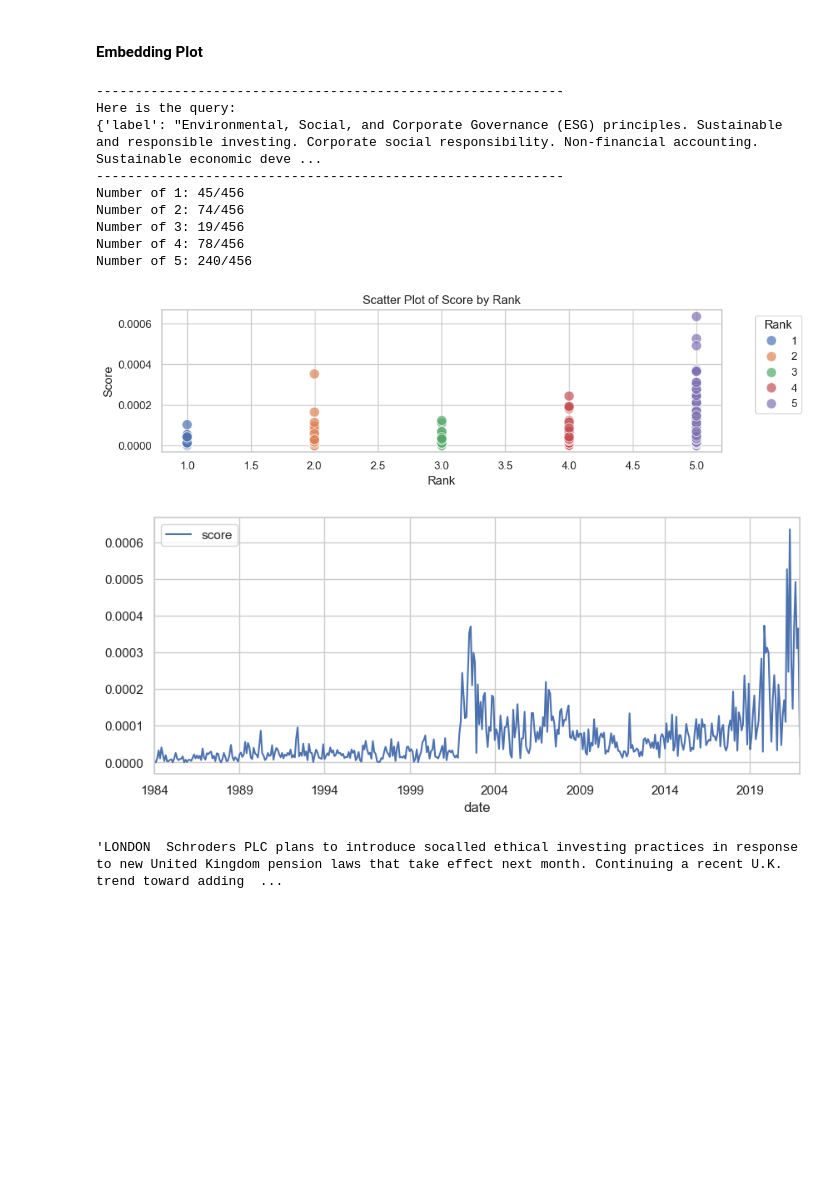
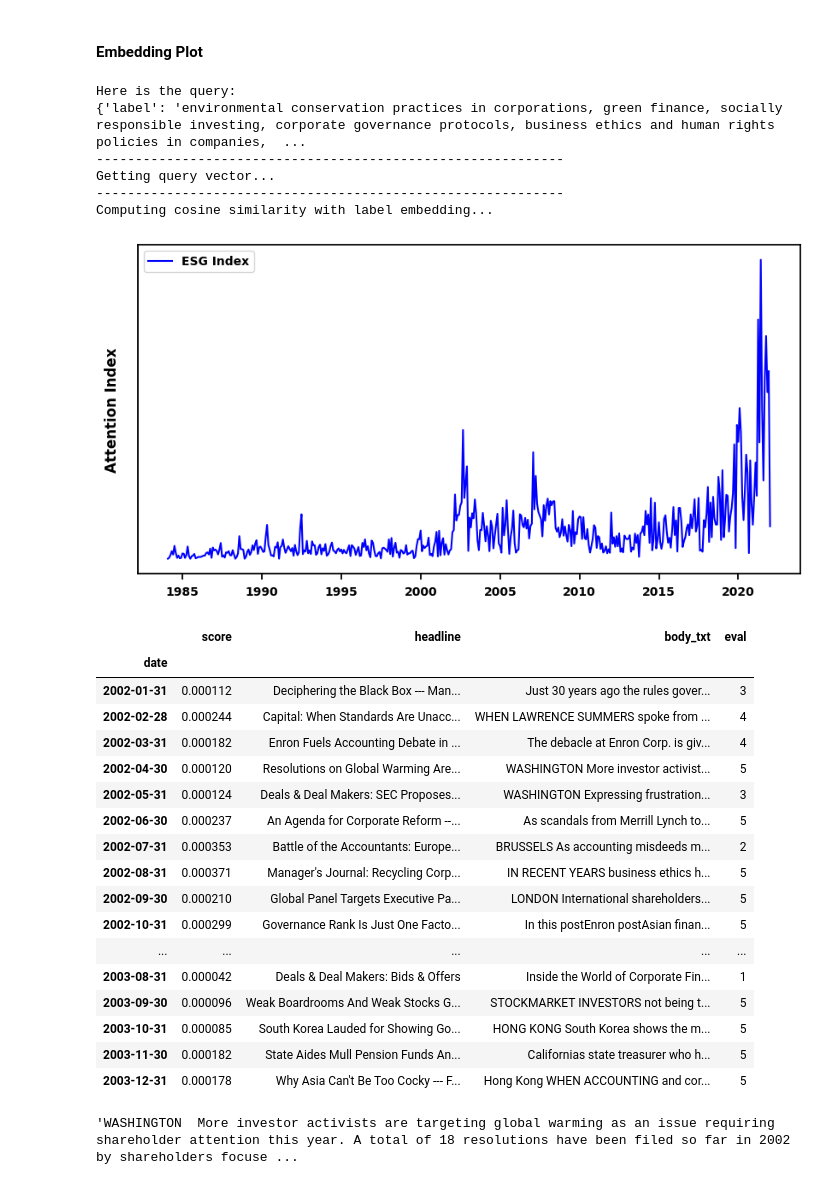
Before and after one commit to jfan1256/fenui, a Jupyter notebook: exec_research/exec_top_plot/view_emb.ipynb, the cells around one changed output. Cells and saved outputs as stored; diff of their text form; code cells hidden in the pictures; blank space fills up the shorter version.

Commit message:
added plots and changed prompt

```diff
--- a/exec_research/exec_top_plot/view_emb.ipynb
+++ b/exec_research/exec_top_plot/view_emb.ipynb
@@ -31,6 +32,25 @@ wsj_art = Data(folder_path=get_format_data() / 'token', file_pattern='wsj_tokens
 wsj_art = wsj_art.concat_files()
 # %% [markdown]
 #### Embedding Plot
+# %%
+def exec_plot(data, names, output):
+    plt.figure(figsize=(10, 5))
+    colors = ['blue', 'red', 'green', 'purple', 'orange', 'cyan', 'magenta', 'yellow', 'black', 'grey']
+    ax = plt.gca()
+    for spine in ax.spines.values():
+        spine.set_edgecolor('black')
+        spine.set_linewidth(1.3)
+    for i, (column, name) in enumerate(zip(data.columns, names)):
+        plt.plot(data.index, data[column], label=f"{name} Index", color=colors[i % len(colors)])
+    plt.legend(fontsize='medium', prop={'weight': 'semibold'}, loc='upper left')
+    plt.ylabel("Attention Index", color='black', fontweight='semibold', fontsize=12, labelpad=15)
+    plt.xlabel("", color='black', fontweight='semibold', fontsize=12, labelpad=15)
+    plt.xticks(color='black', fontweight='semibold')
+    plt.tick_params(axis='x', which='major', direction='out', length=5, width=1.3, colors='black', labelsize=10, pad=5)
+    plt.tick_params(axis='y', which='both', left=False, labelleft=False, pad=10)
+    plt.grid(False)
+    plt.savefig(f'../../plot/{output}.jpg', format='jpg', dpi=300, bbox_inches='tight')
+    plt.show()
 # %%
 %matplotlib inline
 # %%
@@ -41,35 +61,53 @@ interval = 'M'
 art_col = 'body_txt'
 eval_col = 'eval'
 # %%
-query = 'Generate an index with label ESG from 1984-01-02 to 2021-12-31'
+query = 'Generate an index with label ESG from January 1st, 1984, to December 31st, 2021.'
 generate = GenIndex(query=query,
                     type=type,
                     vector_data=wsj_openai,
                     vector_column=vector_column,
                     article_data=wsj_art,
                     interval=interval,
                     threshold=0.77,
                     alpha=0)
 esg = generate.generate_emb()
-eval_index = EvalIndex(index=esg, label=generate.query['label'], art_col=art_col, eval_col=eval_col, batch_size=1)
-eval_esg = eval_index.eval_articles()
-eval_index.count(eval_esg)
-esg[['score']].plot(figsize=(10,4))
-eval_esg.to_parquet(get_format_data() / 'eval' / 'eval_esg.parquet.brotli', compression='brotli')
+# eval_index = EvalIndex(index=esg, label=generate.query['label'], art_col=art_col, eval_col=eval_col, batch_size=1)
+# eval_esg = eval_index.eval_articles()
+# eval_index.count(eval_esg)
+# eval_esg.to_parquet(get_format_data() / 'eval' / 'eval_esg.parquet.brotli', compression='brotli')
+exec_plot(esg[['score']], ['ESG'], 'esg_index')
 # %% [output]
+Here is the query:
+{'label': 'environmental conservation practices in corporations, green finance, socially responsible investing, corporate governance protocols, business ethics and human rights policies in companies,  ...
 ------------------------------------------------------------
-Here is the query:
-{'label': "Environmental, Social, and Corporate Governance (ESG) principles. Sustainable and responsible investing. Corporate social responsibility. Non-financial accounting. Sustainable economic deve ...
+Getting query vector...
 ------------------------------------------------------------
-Number of 1: 45/456
-Number of 2: 74/456
-Number of 3: 19/456
-Number of 4: 78/456
-Number of 5: 240/456
+Computing cosine similarity with label embedding...
-[figure, old version]
+[figure, new version]
-[figure, removed]
-# %%
-eval_esg.loc[eval_esg['eval'] == 5].iloc[80]['body_txt']
-# %% [output]
-'LONDON  Schroders PLC plans to introduce socalled ethical investing practices in response to new United Kingdom pension laws that take effect next month. Continuing a recent U.K. trend toward adding  ...
+# %%
+check = eval_esg.loc[(eval_esg.index >= '2002-01-01') & (eval_esg.index <= '2004-01-01')]
+check
+# %% [output]
+|  | score | headline | body_txt | eval |
+| date |  |  |  |  |
+| 2002-01-31 | 0.000112 | Deciphering the Black Box --- Man... | Just 30 years ago the rules gover... | 3 |
+| 2002-02-28 | 0.000244 | Capital: When Standards Are Unacc... | WHEN LAWRENCE SUMMERS spoke from ... | 4 |
+| 2002-03-31 | 0.000182 | Enron Fuels Accounting Debate in ... | The debacle at Enron Corp. is giv... | 4 |
+| 2002-04-30 | 0.000120 | Resolutions on Global Warming Are... | WASHINGTON More investor activist... | 5 |
+| 2002-05-31 | 0.000124 | Deals & Deal Makers: SEC Proposes... | WASHINGTON Expressing frustration... | 3 |
+| 2002-06-30 | 0.000237 | An Agenda for Corporate Reform --... | As scandals from Merrill Lynch to... | 5 |
+| 2002-07-31 | 0.000353 | Battle of the Accountants: Europe... | BRUSSELS As accounting misdeeds m... | 2 |
+| 2002-08-31 | 0.000371 | Manager's Journal: Recycling Corp... | IN RECENT YEARS business ethics h... | 5 |
+| 2002-09-30 | 0.000210 | Global Panel Targets Executive Pa... | LONDON International shareholders... | 5 |
+| 2002-10-31 | 0.000299 | Governance Rank Is Just One Facto... | In this postEnron postAsian finan... | 5 |
+| ... | ... | ... | ... | ... |
+| 2003-08-31 | 0.000042 | Deals & Deal Makers: Bids & Offers | Inside the World of Corporate Fin... | 1 |
+| 2003-09-30 | 0.000096 | Weak Boardrooms And Weak Stocks G... | STOCKMARKET INVESTORS not being t... | 5 |
+| 2003-10-31 | 0.000085 | South Korea Lauded for Showing Go... | HONG KONG South Korea shows the m... | 5 |
+| 2003-11-30 | 0.000182 | State Aides Mull Pension Funds An... | Californias state treasurer who h... | 5 |
+| 2003-12-31 | 0.000178 | Why Asia Can't Be Too Cocky --- F... | Hong Kong WHEN ACCOUNTING and cor... | 5 |
+# %%
+check.loc[check.index == '2002-04-30']['body_txt'][0]
+# %% [output]
+'WASHINGTON  More investor activists are targeting global warming as an issue requiring shareholder attention this year. A total of 18 resolutions have been filed so far in 2002 by shareholders focuse ...
 # %%
```
Also changed, not shown: parts of 7 cells of this notebook, 8 other files.
